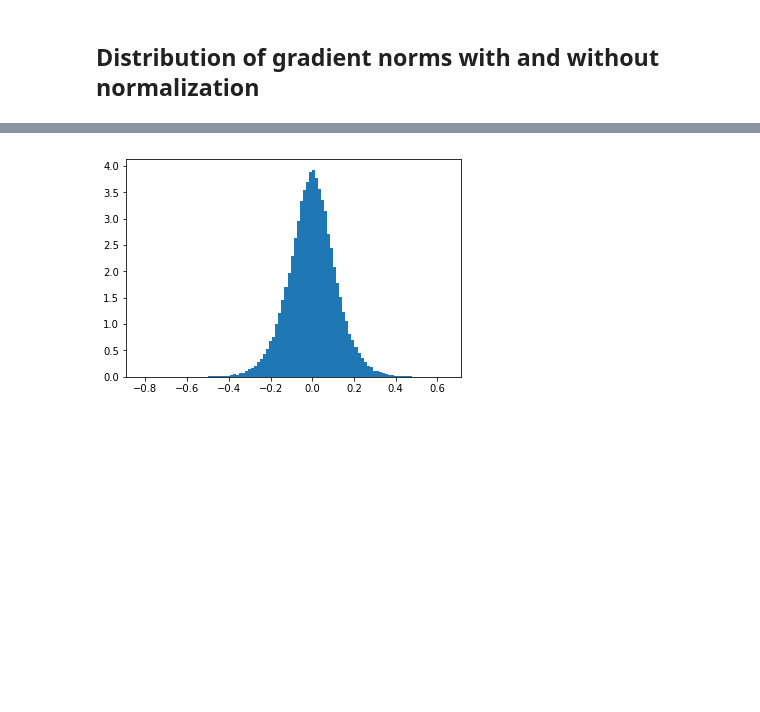
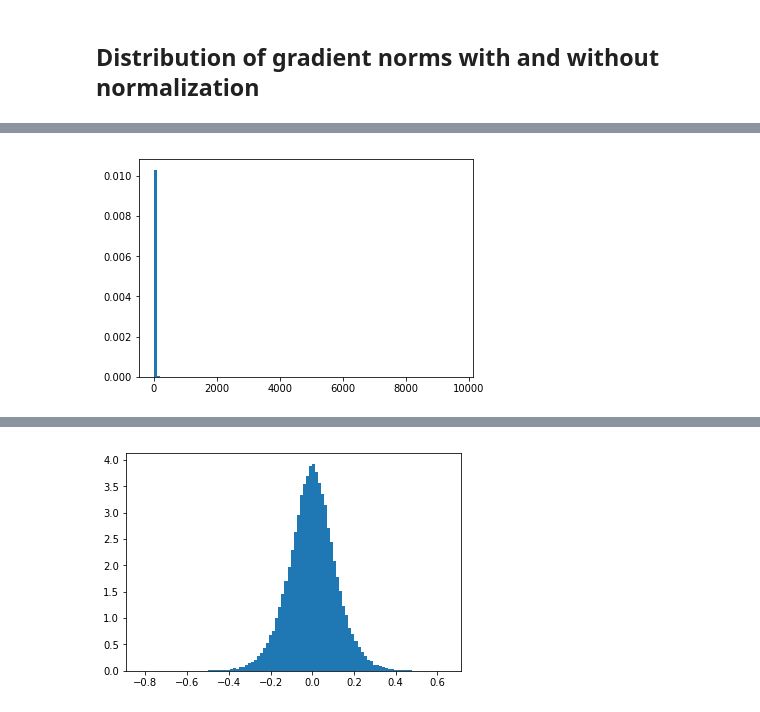
Before and after one commit to MLI-lab/channel_normalization, a Jupyter notebook: distribution_gradient_linear_network_initialization.ipynb, the cells around one changed output, grey strips where cells are left out. Saved outputs shown, nothing was run; the diff lists cells and outputs as text; code cells hidden in the pictures; blank space fills up the shorter version.

```diff
--- a/distribution_gradient_linear_network_initialization.ipynb
+++ b/distribution_gradient_linear_network_initialization.ipynb
@@ -66 +91,7 @@ plt.show()
+# %%
+res_norm_dep40 = simulate(fun=getGrad,n=100,d=40,numit=1000)
+fig1_dep40 = plt.hist(res_norm_dep40, normed=True, bins=100)
+plt.show()
+# %% [output]
+[figure, added]
 # %%
```
Also changed, not shown: parts of 19 cells of this notebook.
